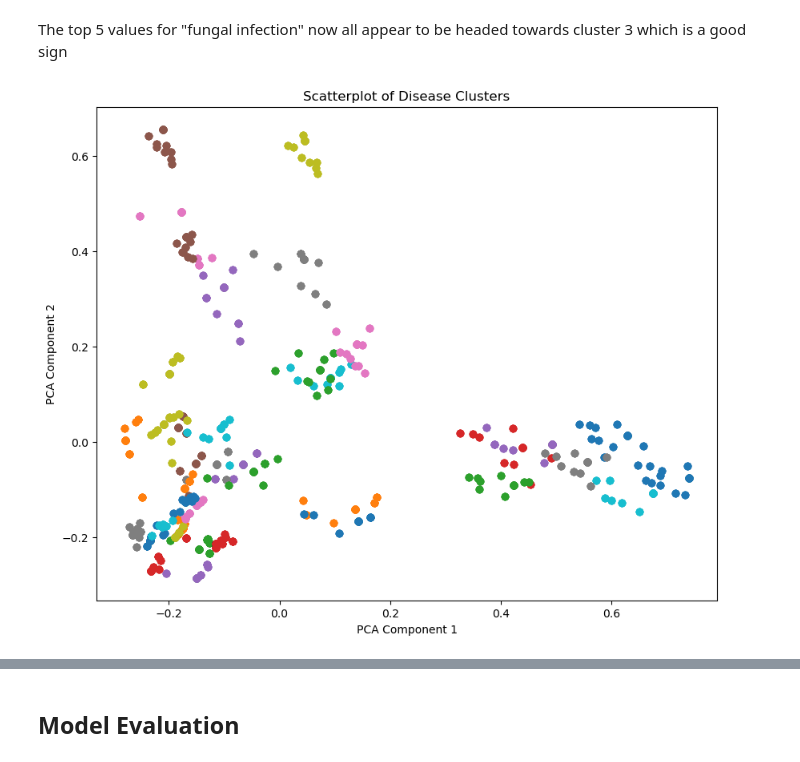
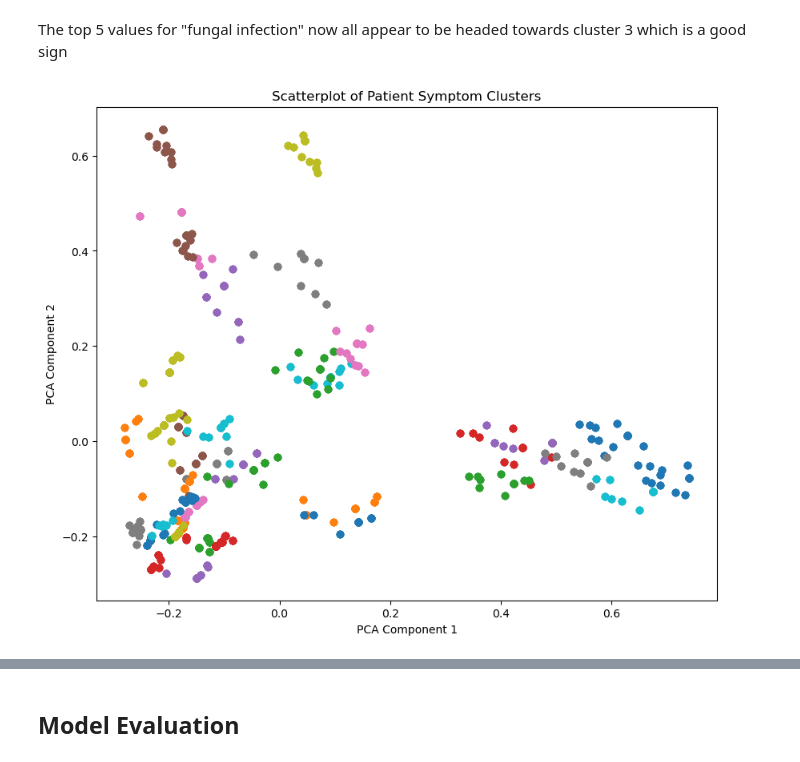
Before and after one commit to dvanbooven/unsupervised_project, a Jupyter notebook: Unsupervised_final_project.ipynb, the cells around one changed output, grey strips where cells are left out. Drawn from its saved outputs; the diff is of its cells as text; code cells hidden in the pictures.

```diff
--- a/Unsupervised_final_project.ipynb
+++ b/Unsupervised_final_project.ipynb
@@ -280,19 +289,19 @@ The top 5 values for "fungal infection" now all appear to be headed towards clus
 # %%
 # Let's redo the scatterplot PCA to show the 40 cluster model
 pca = PCA(n_components=2)
 reduced_data = pca.fit_transform(tfidf_matrix.toarray())
 
 plt.figure(figsize=(10, 8))
 for cluster in sorted(data['Cluster'].unique()):
     cluster_data = reduced_data[data['Cluster'] == cluster]
     plt.scatter(
         cluster_data[:, 0], cluster_data[:, 1],
         label=f'Cluster {cluster}', alpha=0.7
     )
 
-plt.title("Scatterplot of Disease Clusters")
+plt.title("Scatterplot of Patient Symptom Clusters")
 plt.xlabel("PCA Component 1")
 plt.ylabel("PCA Component 2")
 plt.show()
 # %% [output]
-[figure, old version]
+[figure, new version]
```
Also changed, not shown: parts of 11 cells of this notebook, 1 other file.
